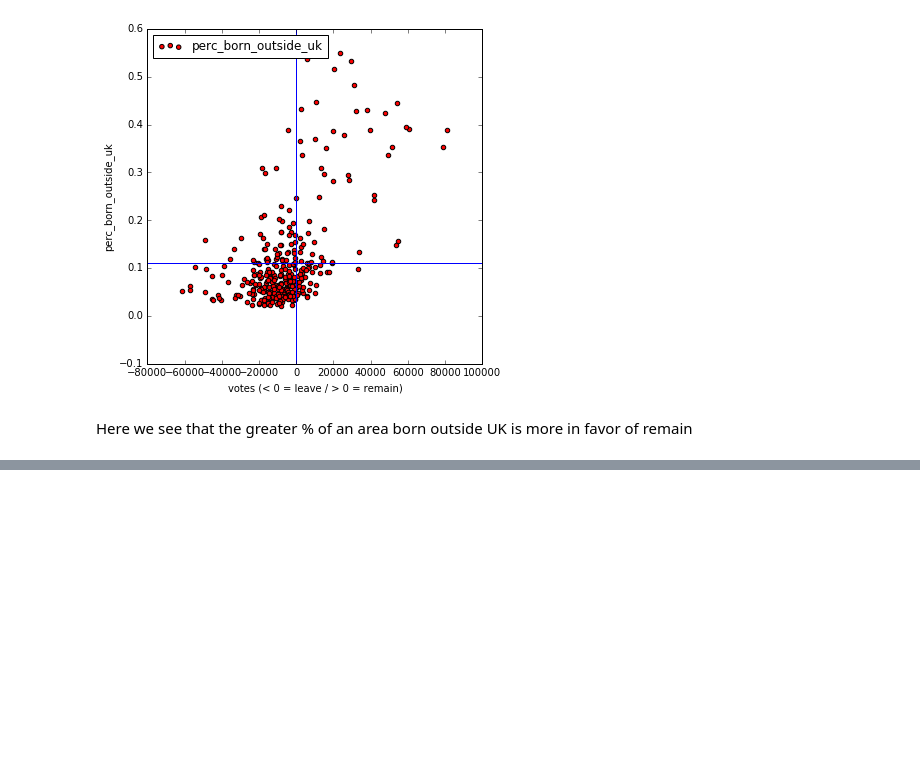
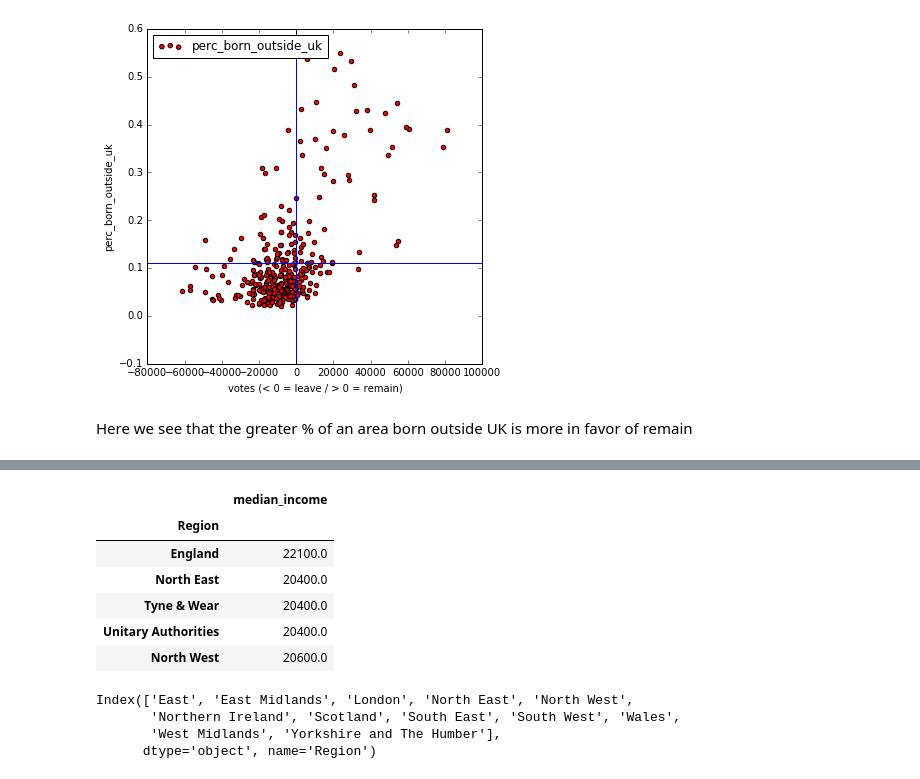
Before and after one commit to bbelderbos/brexit-pandas, a Jupyter notebook: brexit_demographics.ipynb, the cells around one changed output, grey strips where cells are left out. Saved outputs shown, nothing was run; the diff lists cells and outputs as text; code cells hidden in the pictures; blank space fills up the shorter version.

```diff
--- a/brexit_demographics.ipynb
+++ b/brexit_demographics.ipynb
@@ -139,0 +156,23 @@ Here we see that the greater % of an area born outside UK is more in favor of re
+# %%
+# get the median income per area / region (they are in the same column but merge later will fix that)
+income_url = "https://www.gov.uk/government/uploads/system/uploads/attachment_data/file/510864/Table_3_13_14.xlsx"
+income = pd.read_excel(io=income_url, sheetname="Table_3_13_14", header=10, parse_cols=("A,U"), skiprows=[11,12,13], )
+income.dropna(how='all', inplace=True)
+income.rename(index=str, columns={income.columns[0]: "Region", income.columns[1]: "median_income"}, inplace=True)
+income.set_index("Region", inplace=True)
+income.head(5)
+# %% [output]
+|  | median_income |
+| Region |  |
+| England | 22100.0 |
+| North East | 20400.0 |
+| Tyne & Wear | 20400.0 |
+| Unitary Authorities | 20400.0 |
+| North West | 20600.0 |
+# %%
+votes_region.index
+# %% [output]
+Index(['East', 'East Midlands', 'London', 'North East', 'North West',
+       'Northern Ireland', 'Scotland', 'South East', 'South West', 'Wales',
+       'West Midlands', 'Yorkshire and The Humber'],
+      dtype='object', name='Region')
```
Also changed, not shown: parts of 11 cells of this notebook.
